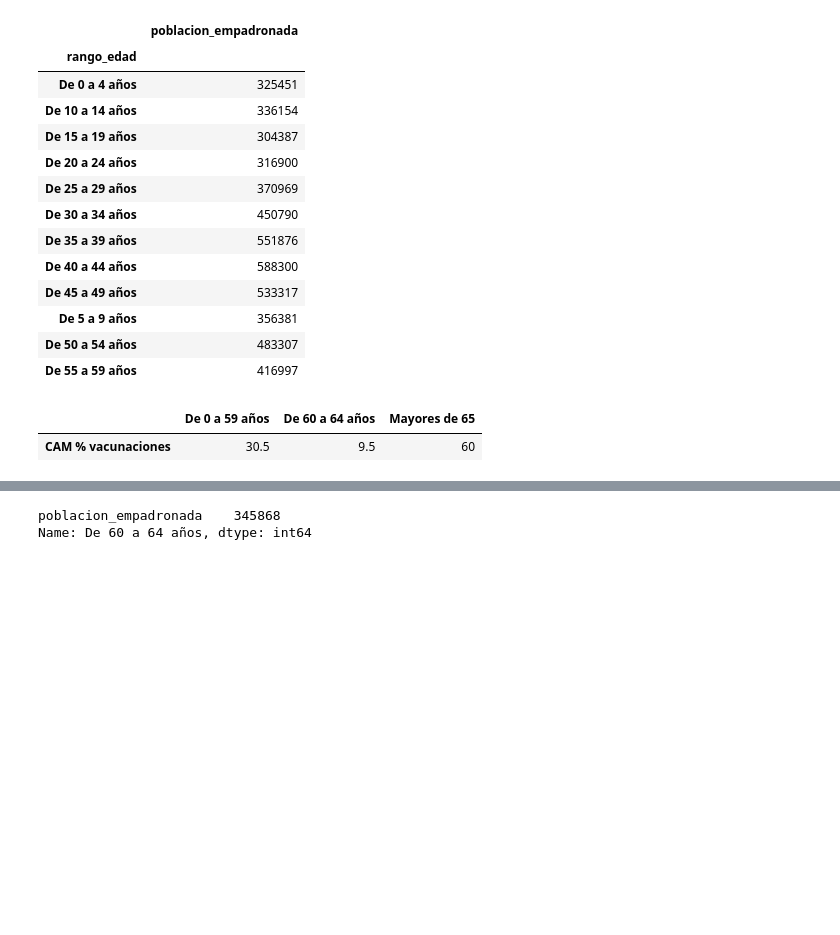
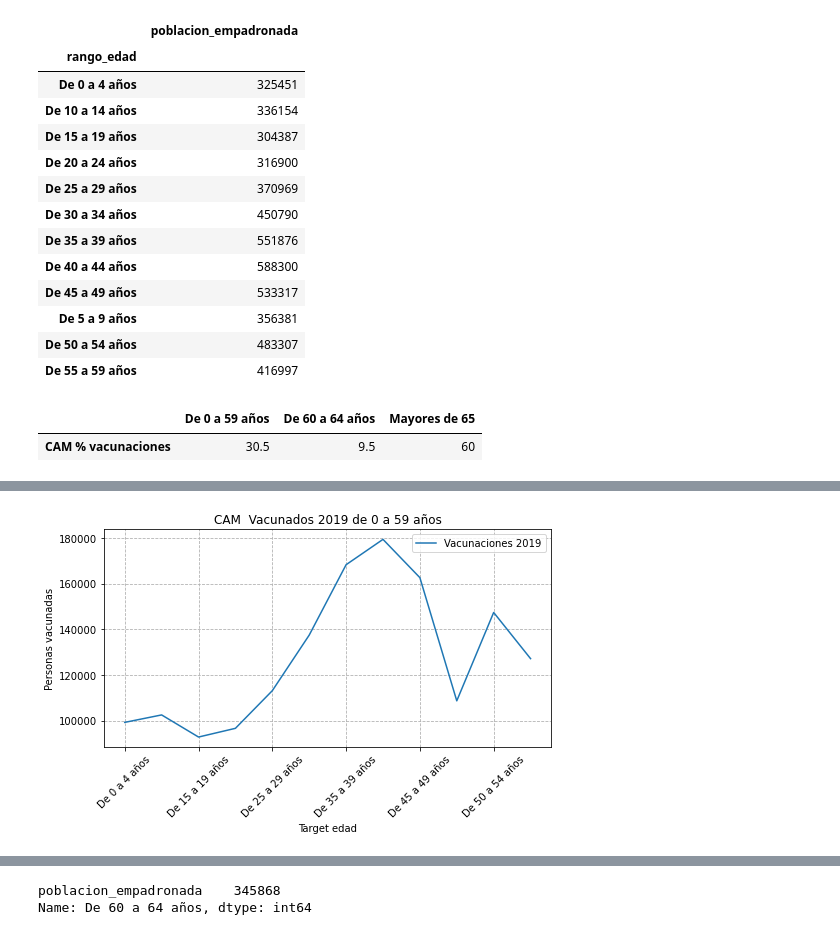
Before and after one commit to JMGONB/DS_0620, a Jupyter notebook: mi_proyecto_agosto/src/utils/vacunas.ipynb, the cells around one changed output, grey strips where cells are left out. Saved outputs shown, nothing was run; the diff lists cells and outputs as text; code cells hidden in the pictures; blank space fills up the shorter version.

```diff
--- a/mi_proyecto_agosto/src/utils/vacunas.ipynb
+++ b/mi_proyecto_agosto/src/utils/vacunas.ipynb
@@ -551,0 +576,4 @@ vacunaciones_rango1
+# %%
+de0_59=vacunaciones_rango1
+de0_54.reindex(["De 0 a 4 años","De 5 a 9 años","De 10 a 14 años","De 15 a 19 años","De 20 a 24 años","De 25 a 29 años","De 30 a 34 años","De 35 a 39 años","De 40 a 44 años","De 45 a 49 años","De 50 a 54 años","De 55 a 59 años"])
+# reindexo porque la fila segunda salía en otra posición.
@@ -551,0 +597,11 @@ vacunaciones_rango1
+# %%
+
+de0_59.plot(figsize=(8,4),label="vacunados de 0 a 54 años")
+plt.xticks(rotation=45)
+plt.legend()
+plt.xlabel("Target edad")
+plt.ylabel("Personas vacunadas")
+plt.title("CAM  Vacunados 2019 de 0 a 59 años")
+plt.grid(linestyle ='dashed')
+# %% [output]
+[figure, added]
```
Also changed, not shown: parts of 36 cells of this notebook, 1 other file.
